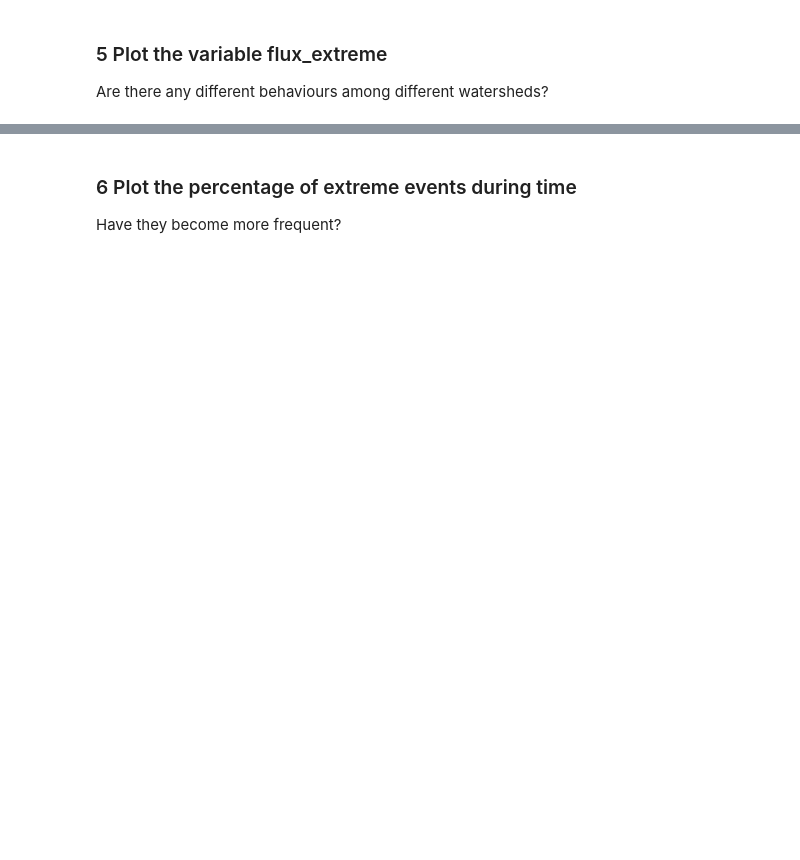
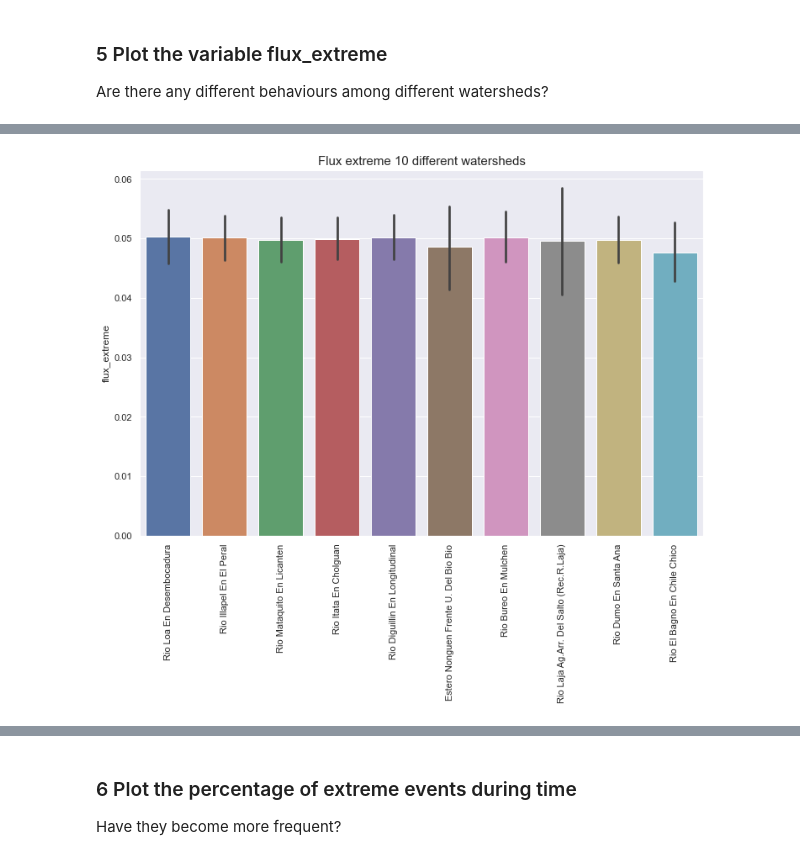
Before and after one commit to yuri-gilferreira/watershed-challenge, a Jupyter notebook: watershed_challenge.ipynb, the cells around one changed output, grey strips where cells are left out. Saved outputs shown, nothing was run; the diff lists cells and outputs as text; code cells hidden in the pictures; blank space fills up the shorter version.

```diff
--- a/watershed_challenge.ipynb
+++ b/watershed_challenge.ipynb
@@ -183,12 +201,16 @@ month_to_season = dict(zip(range(1,13), seasons))
 data['season'] = data.date.dt.month.map(month_to_season)
 # %%
 def extreme(df, variable):
+    # Get 95th quantile for each watershed station/season
     df_quantile = df.groupby(["season", "basin_id"]).quantile([0.95]).reset_index()
     df_quantile = df_quantile[["season", "basin_id", variable]].rename(columns = {variable: variable + "_95"})
+
+    # Join with original dataset
     df = pd.merge(df, df_quantile,
                 on = ["season", "basin_id"])
+
+    # Compare variable to 95th percentile
     df[variable + '_extreme'] = (df[variable] >  df[variable + "_95"])*1
-    df = df.drop(columns = [variable + "_95", ])
     return df
 # %%
 for variable in ['flux', 'temp_max', 'precip']:
@@ -205,17 +227,3 @@ data.head()
 # %% [markdown]
 ### 5 Plot the variable flux_extreme
 Are there any different behaviours among different watersheds?
-# %%
-stations = data.gauge_name.unique()
-random.shuffle(stations)
-for station in stations[:20]:
-
-    min_date_plt = str(data[data.gauge_name == station]['date'].min().date())
-    max_date_plt = str(data[data.gauge_name == station]['date'].max().date())
-    df = data[(data["gauge_name"] == station)
-              &(data['date'] >= min_date_plt)
-              &(data['date'] <= max_date_plt)].copy()
-
-    ax = sns.lineplot(x = 'date',
-                      y = 'flux_extreme',
-                      data = df)
@@ -223,0 +230,6 @@ for station in stations[:20]:
+# %%
+stations = data.gauge_name.unique()
+random.seed(123)
+random.shuffle(stations)
+
+first_10_stations = list(stations[:10])
@@ -223,0 +249,12 @@ for station in stations[:20]:
+# %%
+df = data[(data["gauge_name"].isin(first_10_stations))].copy()
+
+ax = sns.barplot(x = 'gauge_name',
+                  y = 'flux_extreme',
+                  data = df)
+plt.xticks(rotation = 90)
+plt.xlabel("")
+plt.title("Flux extreme 10 different watersheds", size = 15)
+ax.figure.savefig("imgs/10_flux_extreme.png")
+# %% [output]
+[figure, added]
```
Also changed, not shown: parts of 18 cells of this notebook, 19 other files.
